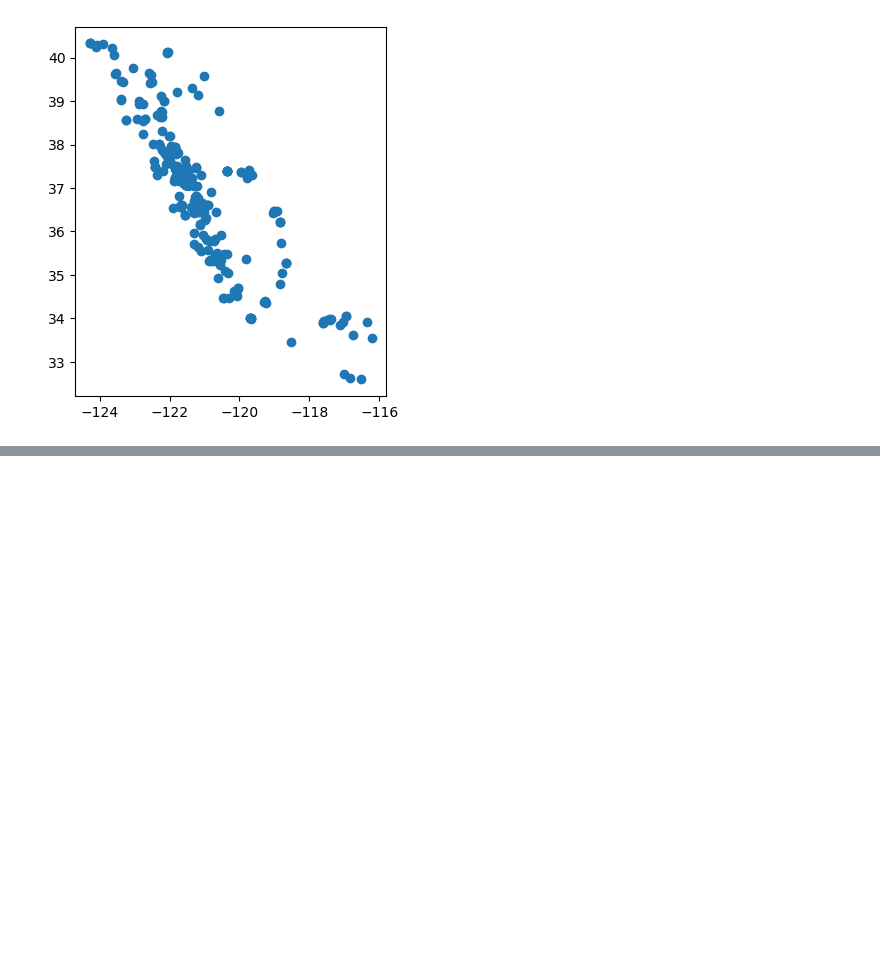
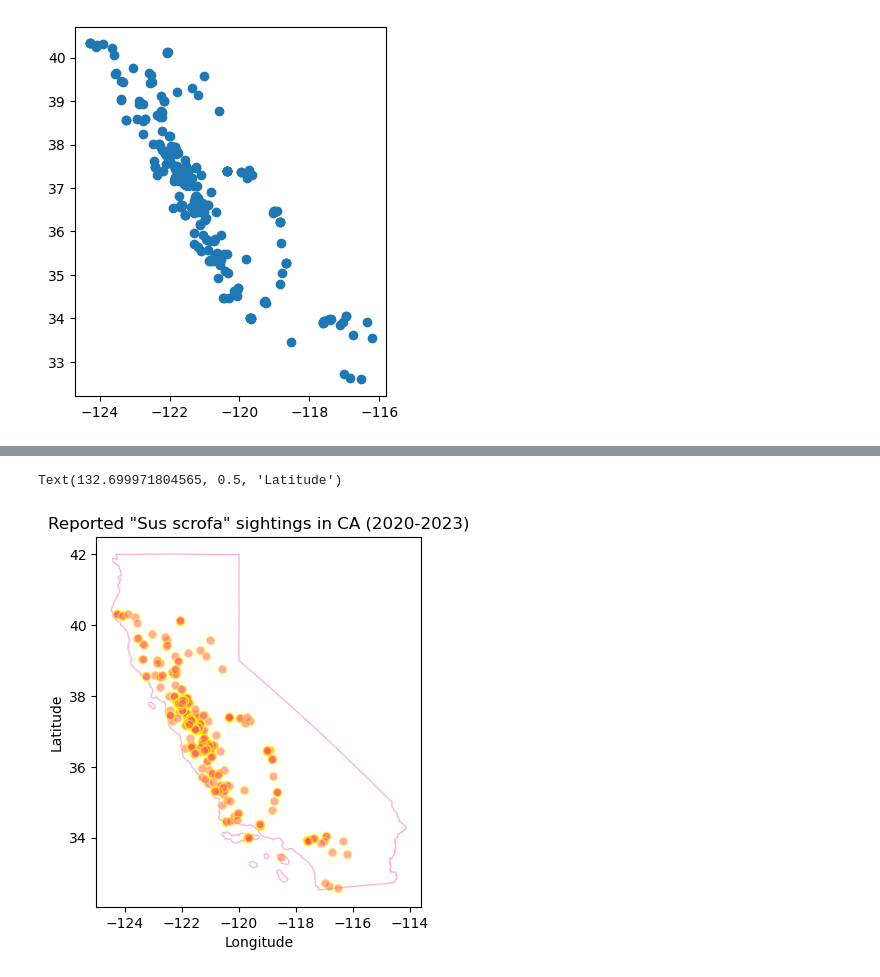
Before and after one commit to avarobillard/eds220-2025-in-class, a Jupyter notebook: week4-geopandas.ipynb, the cells around one changed output, grey strips where cells are left out. Saved outputs shown, nothing was run; the diff lists cells and outputs as text; code cells hidden in the pictures; blank space fills up the shorter version.

```diff
--- a/week4-geopandas.ipynb
+++ b/week4-geopandas.ipynb
@@ -183,0 +240,25 @@ pigs_recent.plot()
+# %%
+# Check-in
+
+# Initialize empty figure and axis
+fig, ax = plt.subplots()
+
+# Add california boundary to our figure's axis
+ca_boundary.plot(ax = ax,
+                 alpha = 0.5,
+                 color = "none",
+                 edgecolor = "hotpink")
+
+# Add points of pig sightings
+pigs_recent.plot(ax = ax,
+                 alpha = 0.5,
+                 color = "#FF5768",
+                 edgecolor = "yellow")
+
+# Update axis
+ax.set_title('Reported "Sus scrofa" sightings in CA (2020-2023)')
+ax.set_xlabel('Longitude')
+ax.set_ylabel('Latitude')
+# %% [output]
+Text(132.699971804565, 0.5, 'Latitude')
+[figure, added]
```
Also changed, not shown: parts of 6 cells of this notebook.
